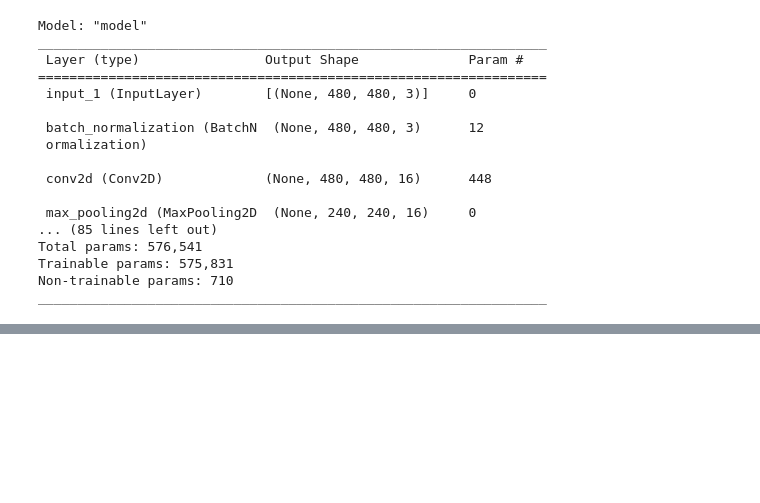
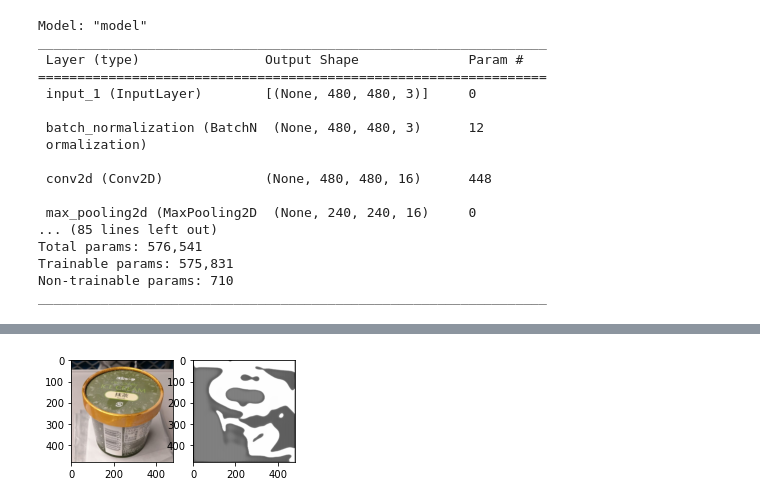
Before and after one commit to oshanQQ/anaconda-workspace, a Jupyter notebook: cnn-edge/multipleImageBinarization.ipynb, the cells around one changed output, grey strips where cells are left out. Cells and saved outputs as stored; diff of their text form; code cells hidden in the pictures; blank space fills up the shorter version.

```diff
--- a/cnn-edge/multipleImageBinarization.ipynb
+++ b/cnn-edge/multipleImageBinarization.ipynb
@@ -194,0 +195,4 @@ predict_eval("original_image_pre/IMG_20220124_182829.jpg")
+# %%
+predict_eval("macha.jpg")
+# %% [output]
+[figure, added]
```
Also changed, not shown: parts of 6 cells of this notebook, 51 other files.
